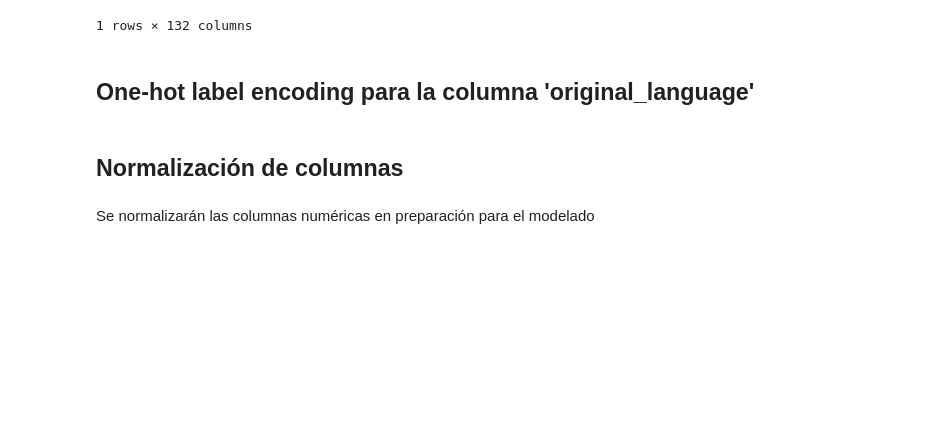
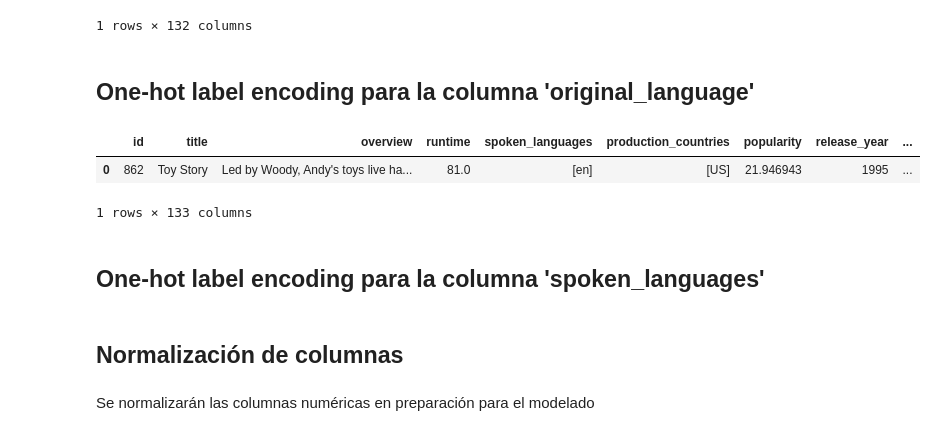
Before and after one commit to alejocampos1/Movies_Recommendation_2024, a Jupyter notebook: Notebooks/modelo.ipynb, the cells around one changed output. Drawn from its saved outputs; the diff is of its cells as text; code cells hidden in the pictures; blank space fills up the shorter version.

```diff
--- a/Notebooks/modelo.ipynb
+++ b/Notebooks/modelo.ipynb
@@ -172,6 +167,17 @@ df_premodel.head(1)
 1 rows × 132 columns
 # %% [markdown]
 ## One-hot label encoding para la columna 'original_language'
+# %%
+# Get_dummies para crear las columnas one hot
+df_premodel = pd.get_dummies(df_premodel, columns=['original_language'], prefix='OL_', prefix_sep='')
+# %%
+df_premodel.head(1)
+# %% [output]
+|  | id | title | overview | runtime | spoken_languages | production_countries | popularity | release_year | ... |
+| 0 | 862 | Toy Story | Led by Woody, Andy's toys live ha... | 81.0 | [en] | [US] | 21.946943 | 1995 | ... |
+1 rows × 133 columns
+# %% [markdown]
+## One-hot label encoding para la columna 'spoken_languages'
 # %% [markdown]
 ## Normalización de columnas
 # %% [markdown]
```
Also changed, not shown: parts of 6 cells of this notebook, 3 other files.
